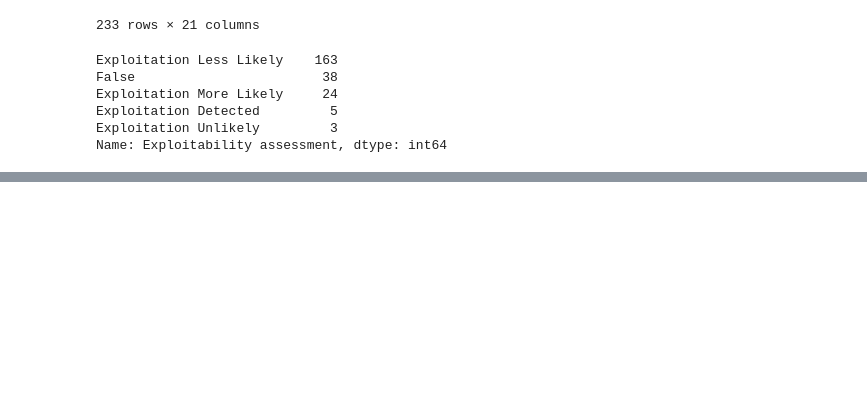
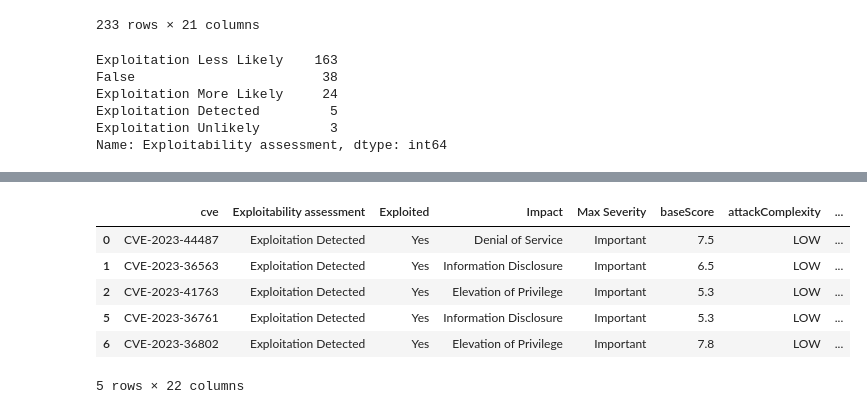
Before and after one commit to RiskBasedPrioritization/RiskBasedPrioritizationAnalysis, a Jupyter notebook: analysis/msrc.ipynb, the cells around one changed output, grey strips where cells are left out. Cells and saved outputs as stored; diff of their text form; code cells hidden in the pictures; blank space fills up the shorter version.

```diff
--- a/analysis/msrc.ipynb
+++ b/analysis/msrc.ipynb
@@ -127,3 +140,13 @@ df_msei
+# %%
+df_msei[df_msei['Exploitability assessment'] == 'Exploitation Detected']
+# %% [output]
+|  | cve | Exploitability assessment | Exploited | Impact | Max Severity | baseScore | attackComplexity | ... |
+| 0 | CVE-2023-44487 | Exploitation Detected | Yes | Denial of Service | Important | 7.5 | LOW | ... |
+| 1 | CVE-2023-36563 | Exploitation Detected | Yes | Information Disclosure | Important | 6.5 | LOW | ... |
+| 2 | CVE-2023-41763 | Exploitation Detected | Yes | Elevation of Privilege | Important | 5.3 | LOW | ... |
+| 5 | CVE-2023-36761 | Exploitation Detected | Yes | Information Disclosure | Important | 5.3 | LOW | ... |
+| 6 | CVE-2023-36802 | Exploitation Detected | Yes | Elevation of Privilege | Important | 7.8 | LOW | ... |
+5 rows × 22 columns
 # %%
 df_msei['msei'].value_counts()
 # %% [output]
```
Also changed, not shown: parts of 6 cells of this notebook, 3 other files.
